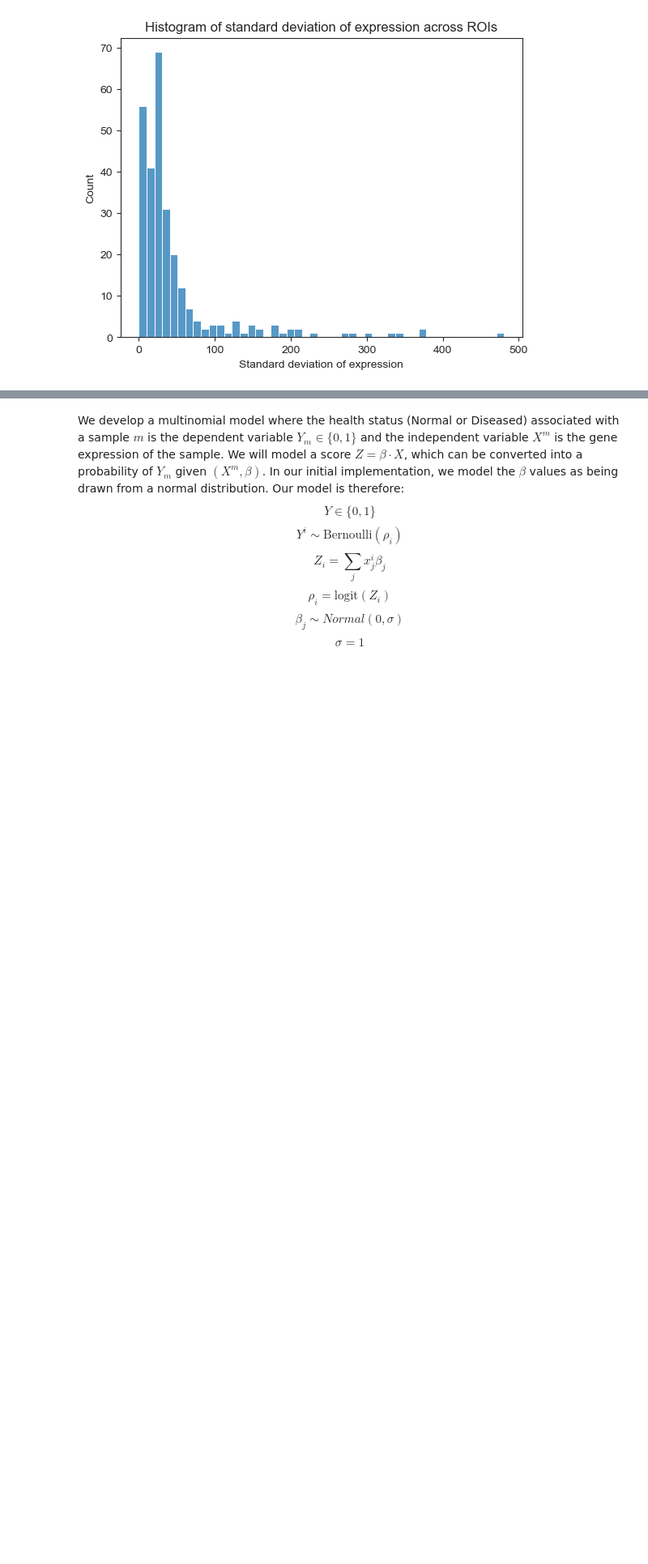
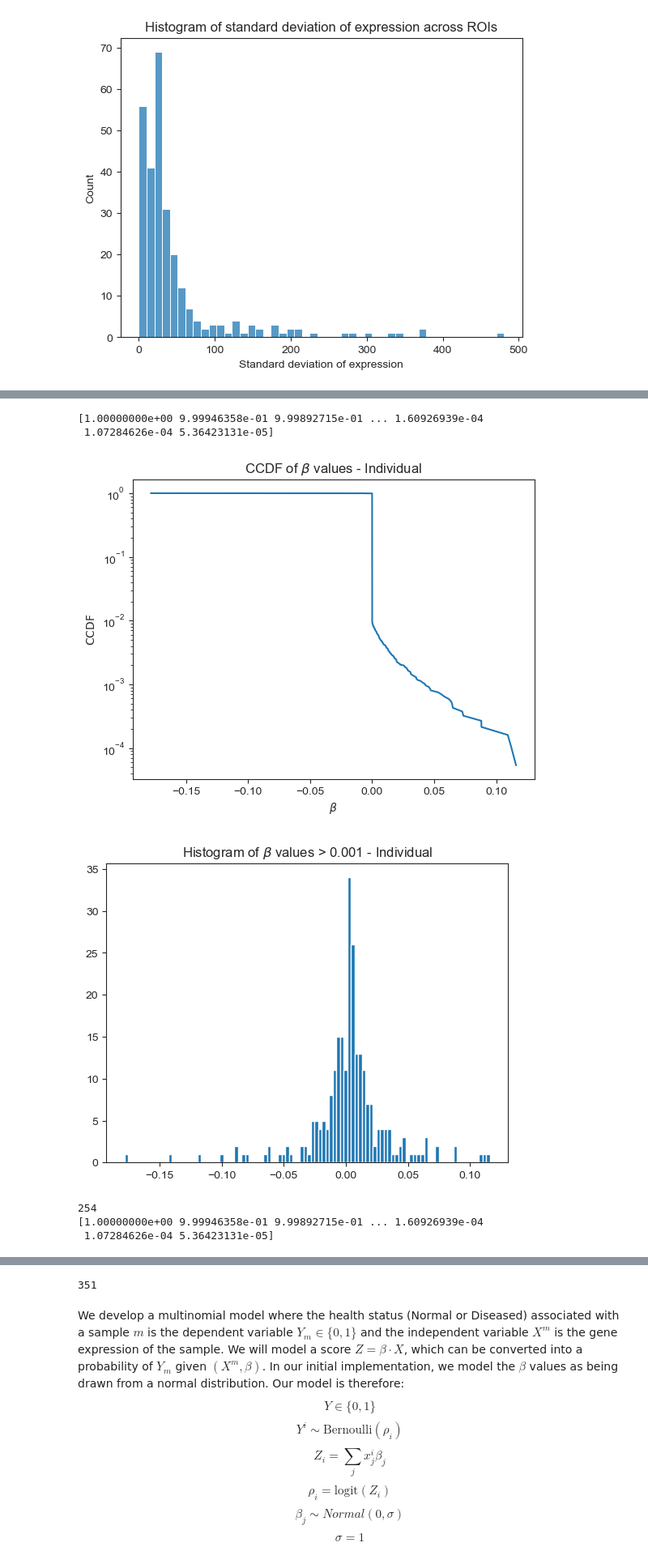
Before and after one commit to CamLunn/Bayesian-Logistic-Regression-Kidney-Disease, a Jupyter notebook: model_notebook_1.ipynb, the cells around one changed output, grey strips where cells are left out. Shown at 81% size. Cells and saved outputs as stored; diff of their text form; code cells hidden in the pictures; blank space fills up the shorter version.

```diff
--- a/model_notebook_1.ipynb
+++ b/model_notebook_1.ipynb
@@ -198,0 +199,35 @@ Y
+# %%
+def visualize_betas(suffix='_indv', plot_suffix='', threshold=0.001):
+    t_out = pd.read_csv(f"/Users/ethanratliff-crain/opt/anaconda3/envs/stan/bin/cmdstan/output{suffix}.csv",
+                        comment='#')
+    t_betas = [t_out[col][0] for col in t_out.columns if 'beta' in col]
+    t_betas.sort()
+    ccdf = 1 - np.array(range(len(t_betas))) / len(t_betas)
+    print(ccdf)
+    plt.plot(t_betas, ccdf)
+    # plt.xscale('symlog')
+    plt.yscale('log')
+    beta_str = r'$\beta$'
+    plt.xlabel(r'$\beta$')
+    plt.ylabel(r'$\mathrm{CCDF}$')
+    plt.title(f"CCDF of {beta_str} values{plot_suffix}")
+    plt.show()
+
+
+    t_betas = [t_out[col][0] for col in t_out.columns if 'beta' in col]
+    t_filtered = [x for x in t_betas if abs(x) > threshold]
+    plt.hist(t_filtered, bins=100)
+    plt.title(f"Histogram of {beta_str} values > {threshold}{plot_suffix}")
+    plt.show()
+    print(len(t_filtered))
+
+visualize_betas(suffix='_indv', plot_suffix=' - Individual')
+visualize_betas(suffix='_random_20', plot_suffix=' - Random')
+# %% [output]
+[1.00000000e+00 9.99946358e-01 9.99892715e-01 ... 1.60926939e-04
+ 1.07284626e-04 5.36423131e-05]
+[figure, added]
+[figure, added]
+254
+[1.00000000e+00 9.99946358e-01 9.99892715e-01 ... 1.60926939e-04
+ 1.07284626e-04 5.36423131e-05]
@@ -199,3 +236,4 @@ Y
+351
 # %% [markdown]
 We develop a multinomial model where the health status (Normal or Diseased) associated with a sample $m$ is the dependent variable $Y_m\in\{0,1\}$ and the independent variable $X^m$ is the gene expression of the sample. We will model a score $Z=\beta\cdot X$, which can be converted into a probability of $Y_m$ given $(X^m,\beta)$. In our initial implementation, we model the $\beta$ values as being drawn from a normal distribution. Our model is therefore:
 $$Y\in\{0, 1\}$$
```
Also changed, not shown: parts of 3 cells of this notebook, 8 other files.
